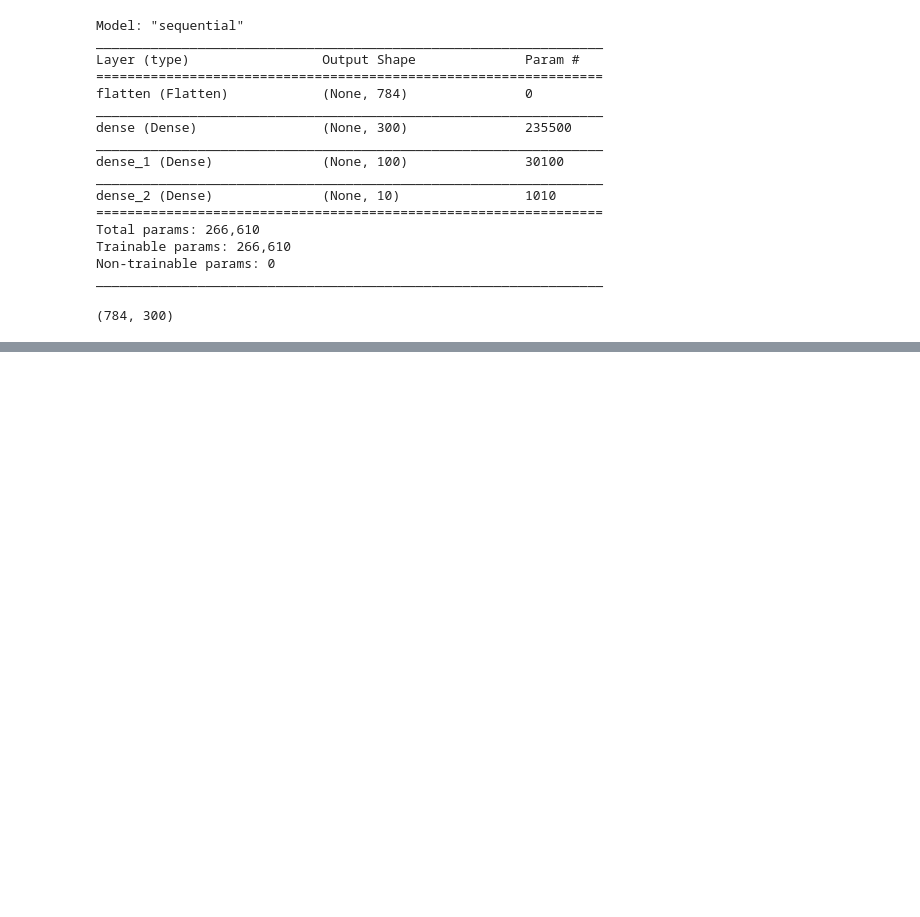
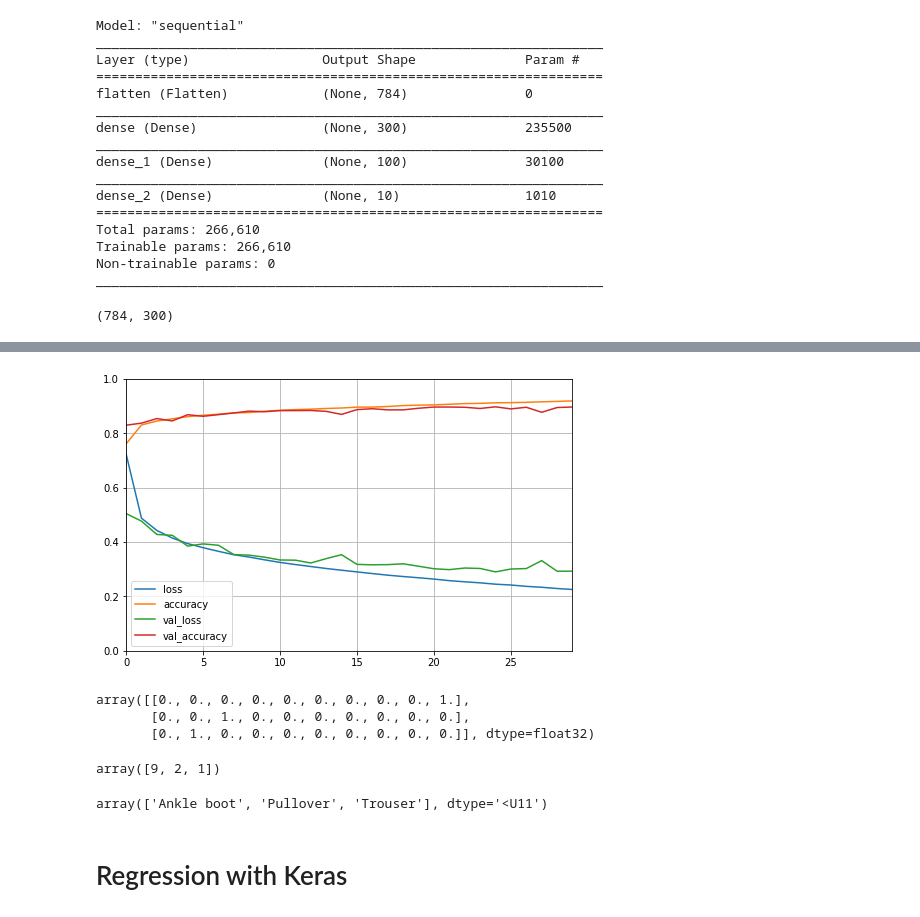
Before and after one commit to deepskandpal/hands-on-machine-learning, a Jupyter notebook: JUPYTER NOTEBOOKS/Introduction to Neural Networks With Keras.ipynb, the cells around one changed output, grey strips where cells are left out. Saved outputs shown, nothing was run; the diff lists cells and outputs as text; code cells hidden in the pictures; blank space fills up the shorter version.

Commit message:
adding Functional Api Code to NN notebook , deleting Classificatio and Regression Notebooks

```diff
--- a/JUPYTER NOTEBOOKS/Introduction to Neural Networks With Keras.ipynb
+++ b/JUPYTER NOTEBOOKS/Introduction to Neural Networks With Keras.ipynb
@@ -98,3 +100,35 @@ Epoch 29/30
 55000/55000 [==============================] - 5s 93us/sample - loss: 0.2292 - accuracy: 0.9176 - val_loss: 0.2928 - val_accuracy: 0.8950
 Epoch 30/30
 55000/55000 [==============================] - 5s 92us/sample - loss: 0.2256 - accuracy: 0.9194 - val_loss: 0.2929 - val_accuracy: 0.8970
+# %%
+import pandas as pd
+
+import numpy as np
+
+import matplotlib.pyplot as plt
+
+pd.DataFrame(history.history).plot(figsize=(8,5))
+plt.grid(True)
+plt.gca().set_ylim(0,1)
+plt.show()
+# %% [output]
+[figure, added]
+# %%
+X_new = X_test[:3]
+y_proba = model.predict(X_new)
+y_proba.round(2)
+# %% [output]
+array([[0., 0., 0., 0., 0., 0., 0., 0., 0., 1.],
+       [0., 0., 1., 0., 0., 0., 0., 0., 0., 0.],
+       [0., 1., 0., 0., 0., 0., 0., 0., 0., 0.]], dtype=float32)
+# %%
+y_pred = model.predict_classes(X_new)
+y_pred
+# %% [output]
+array([9, 2, 1])
+# %%
+np.array(class_names)[y_pred]
+# %% [output]
+array(['Ankle boot', 'Pullover', 'Trouser'], dtype='<U11')
+# %% [markdown]
+# Regression with Keras
```
Also changed, not shown: parts of 14 cells of this notebook.
